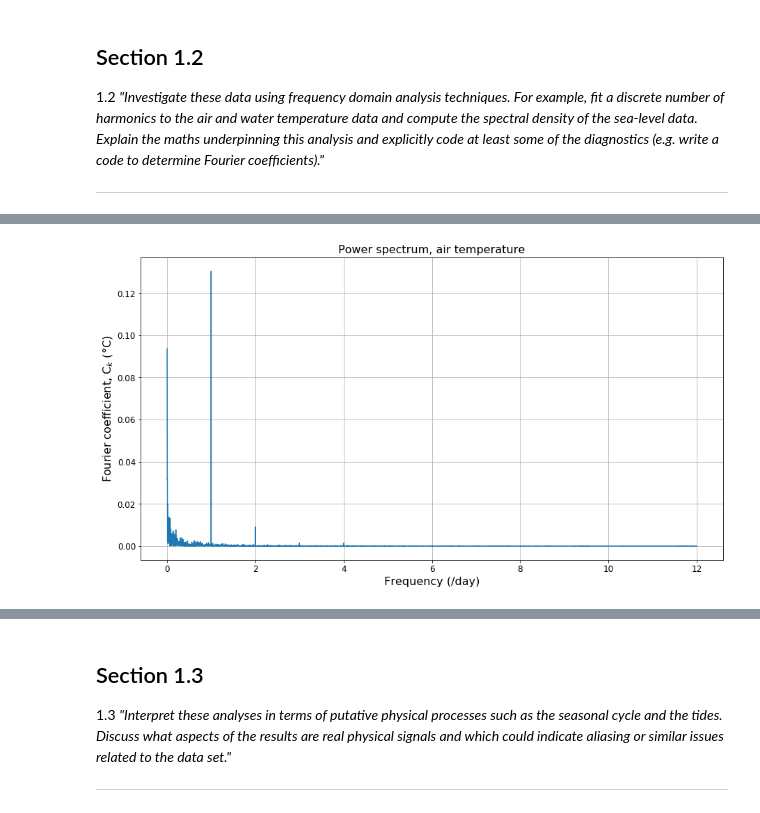
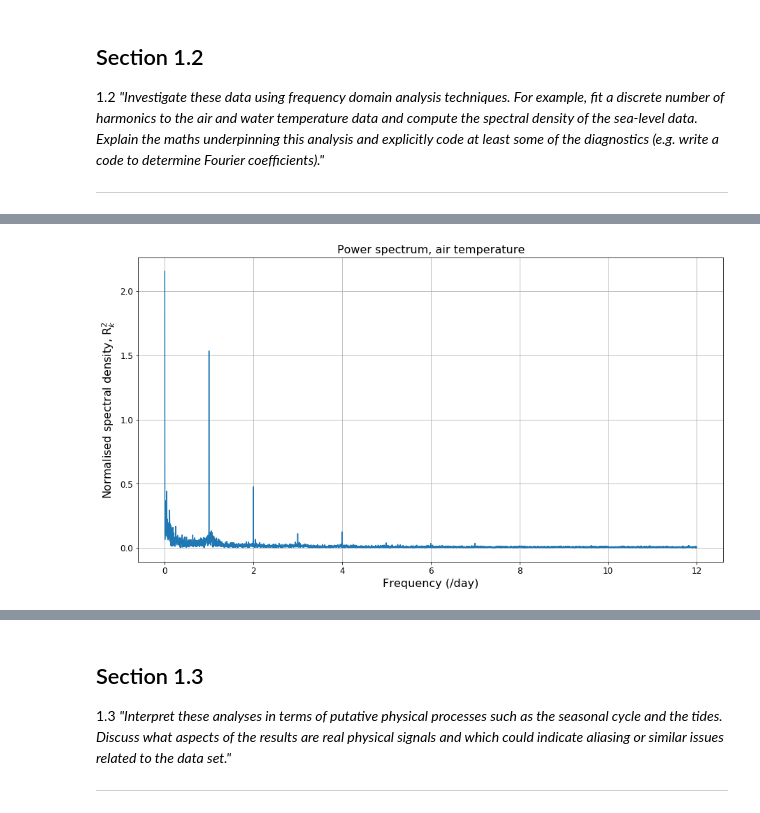
Before and after one commit to mpudig/MATH5271, a Jupyter notebook: ClassPortfolio/Task1/Task1_notebook.ipynb, the cells around one changed output, grey strips where cells are left out. Cells and saved outputs as stored; diff of their text form; code cells hidden in the pictures.

```diff
--- a/ClassPortfolio/Task1/Task1_notebook.ipynb
+++ b/ClassPortfolio/Task1/Task1_notebook.ipynb
@@ -121,24 +108,25 @@ sea_level_zeromean = sea_level - np.mean(sea_level)
 # %%
 # Compute the power spectrum of air temp
 
 data = temp_air_zeromean
 n = data.size
 spec = np.fft.rfft(data, n) / (n / 2)
 
 R2_k = (n / 2) * abs(spec[1 : int(n / 2)])**2 / ((n - 1) * np.var(data, ddof=1).values)
 
 plt.figure(figsize=(15,8))
-# plt.plot(np.arange(1, int(n / 2)) / (n / 24), abs(spec[1 : int(n / 2)]))
-plt.plot(np.arange(1, int(n / 2)) / (n / 24), R2_k)
+plt.plot(np.arange(1, int(n / 2)) / (n / 24), abs(spec[1 : int(n / 2)]))
+# plt.plot(np.arange(1, int(n / 2)) / (n / 24), R2_k)
 plt.title('Power spectrum, air temperature', fontsize=16)
-plt.ylabel('Fourier coefficient, C$_k$ ($\degree$C)', fontsize=16)
+# plt.ylabel('Fourier coefficient, C$_k$ ($\degree$C)', fontsize=16)
+plt.ylabel('Normalised spectral density, R$^2_k$', fontsize=16)
 plt.xlabel('Frequency (/day)', fontsize = 16)
 plt.yticks(fontsize=12)
 plt.xticks(fontsize=12)
 plt.grid()
 plt.show()
 # %% [output]
-[figure, old version]
+[figure, new version]
 # %%
 abs(temp_air_spec[1 : int(n / 2)])
 1/((np.arange(1, int(m / 2)) / (n/24))[0]) * 24
```
Also changed, not shown: parts of 17 cells of this notebook, 1 other file.
